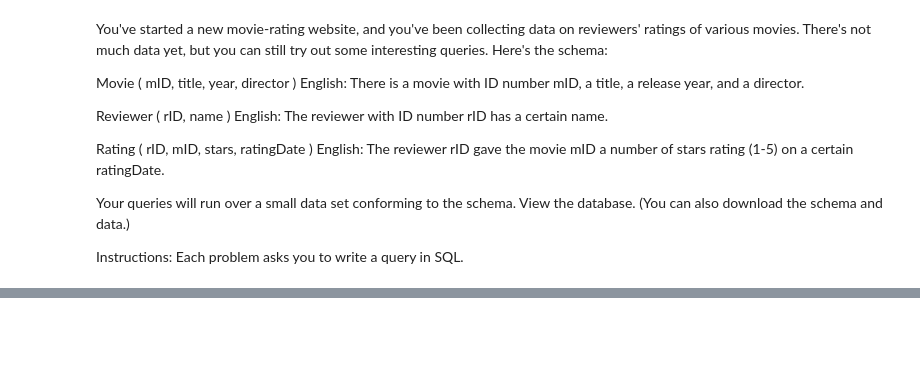
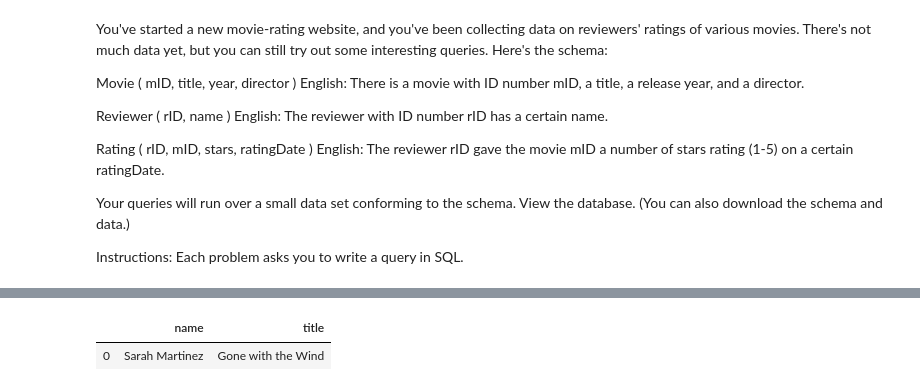
Before and after one commit to TaraRosen/movie_rating_reviewer_database, a Jupyter notebook: SQL_movie_rating_query_exercises.ipynb, the cells around one changed output, grey strips where cells are left out. Saved outputs shown, nothing was run; the diff lists cells and outputs as text; code cells hidden in the pictures; blank space fills up the shorter version.

```diff
--- a/SQL_movie_rating_query_exercises.ipynb
+++ b/SQL_movie_rating_query_exercises.ipynb
@@ -110,0 +203,20 @@ q4                                              # view dataframe
+# %%
+# 6. For all cases where the same reviewer
+# rated the same movie twice and gave it
+# a higher rating the second time, return the
+# reviewer's name and the title of the movie.
+
+cur.execute("""SELECT rev.name, m.title
+               FROM movie m
+               JOIN rating r1 ON m.mID = r1.mID
+               JOIN rating r2 ON r1.rID = r2.rID
+               JOIN reviewer rev ON r2.rID = rev.rID
+               WHERE r1.mID = r2.mID
+               AND r1.ratingDate > r2.ratingDate
+               AND r1.stars > r2.stars""")           # sql query
+q6 = pd.DataFrame(cur.fetchall())                    # create dataframe from sql query
+q6.columns = [x[0] for x in cur.description]         # labels dataframe columns
+q6                                                   # view dataframe
+# %% [output]
+|  | name | title |
+| 0 | Sarah Martinez | Gone with the Wind |
```
Also changed, not shown: parts of 23 cells of this notebook.
